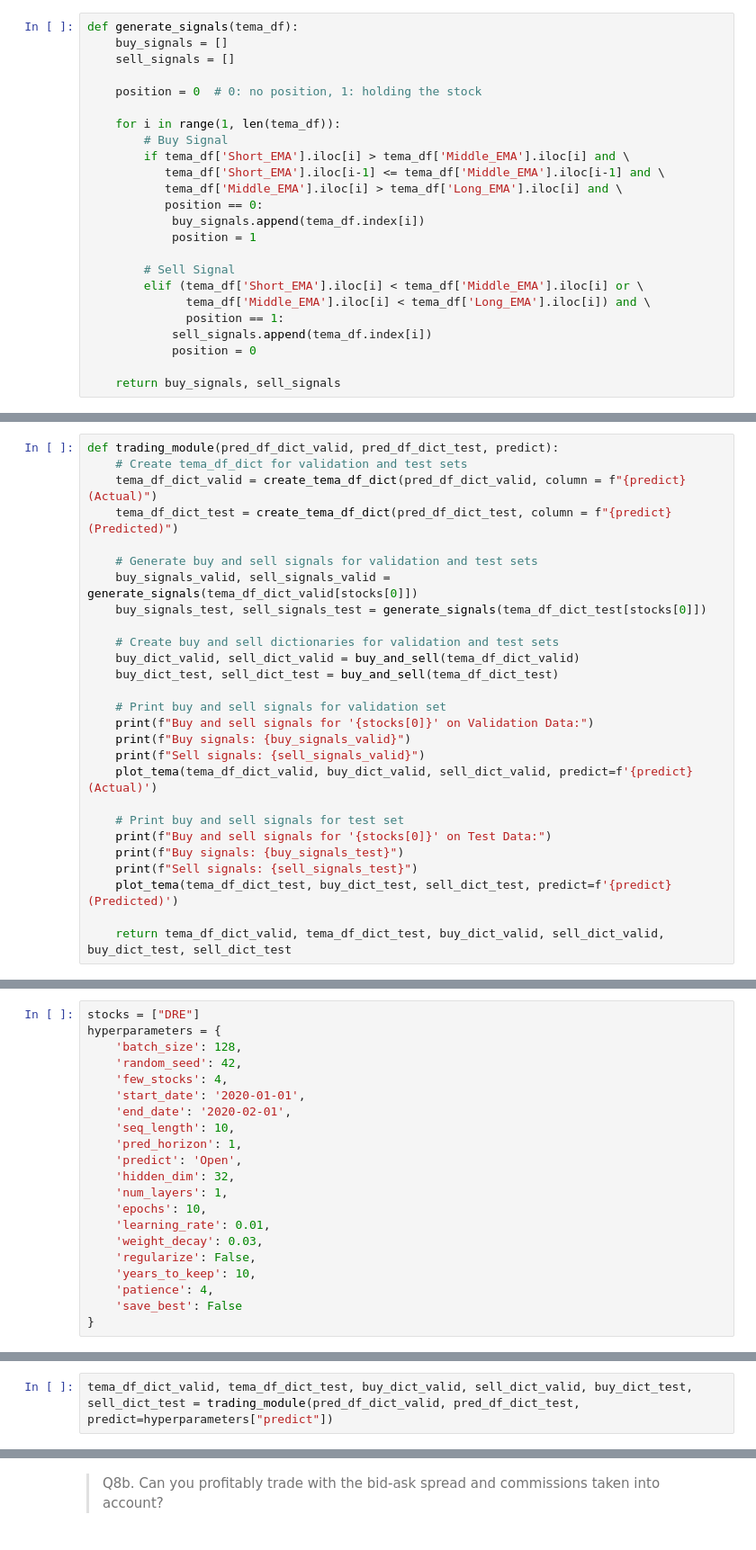
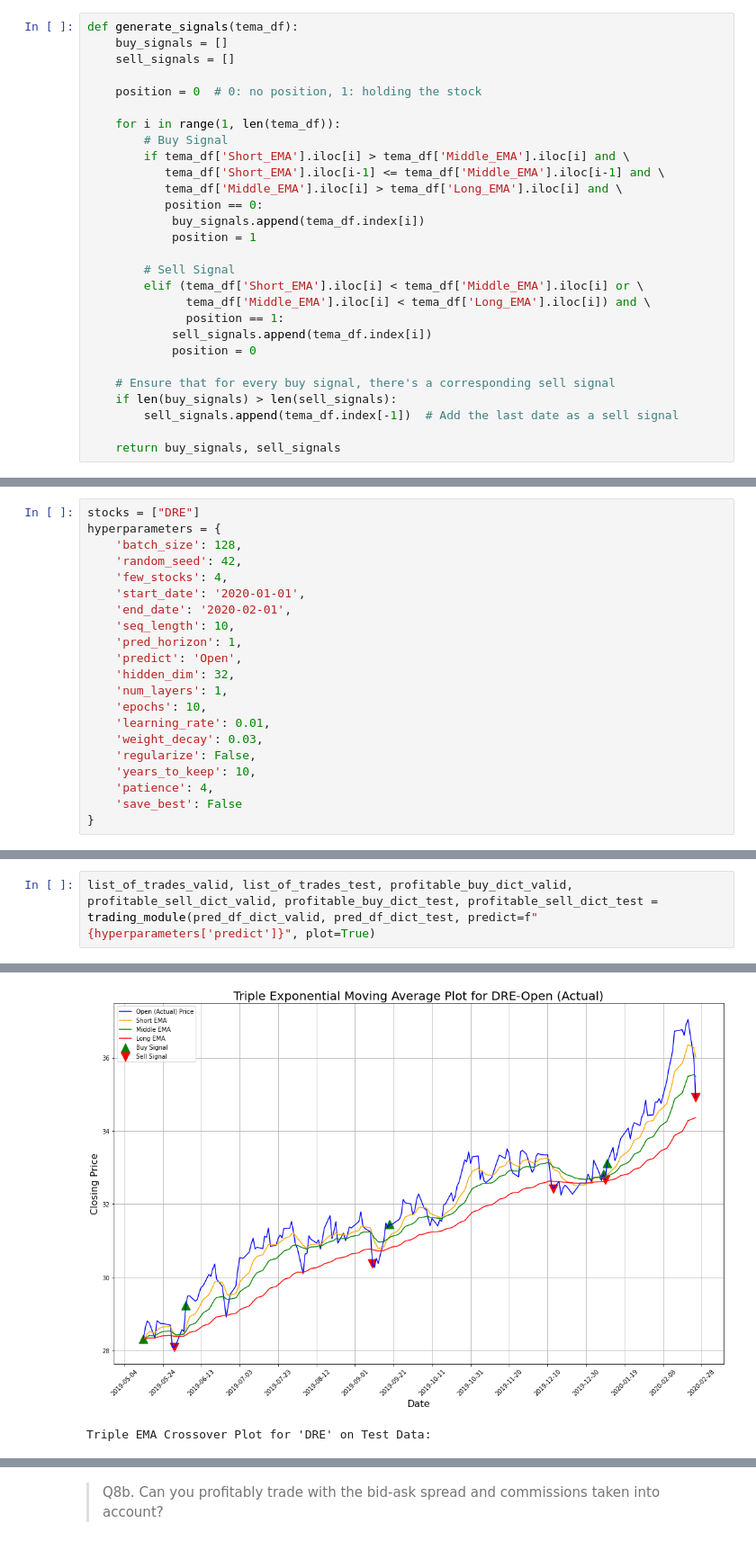
Before and after one commit to munish30monga/lstm_based_stock_trading_system, a Jupyter notebook: 22m2153.ipynb, the cells around one changed output, grey strips where cells are left out. Shown at 90% size. Saved outputs shown, nothing was run; the diff lists cells and outputs as text.

```diff
--- a/22m2153.ipynb
+++ b/22m2153.ipynb
@@ -2016,6 +2010,10 @@ def generate_signals(tema_df):
             sell_signals.append(tema_df.index[i])
             position = 0
 
+    # Ensure that for every buy signal, there's a corresponding sell signal
+    if len(buy_signals) > len(sell_signals):
+        sell_signals.append(tema_df.index[-1])  # Add the last date as a sell signal
+
     return buy_signals, sell_signals
 # %%
 print(f"Buy and sell signals for '{stocks[0]}' on Validation Data:")
@@ -2114,27 +2109,0 @@ Let us combine above buy and sell signals and make a trading module function.
-# %%
-def trading_module(pred_df_dict_valid, pred_df_dict_test, predict):
-    # Create tema_df_dict for validation and test sets
-    tema_df_dict_valid = create_tema_df_dict(pred_df_dict_valid, column = f"{predict} (Actual)")
-    tema_df_dict_test = create_tema_df_dict(pred_df_dict_test, column = f"{predict} (Predicted)")
-
-    # Generate buy and sell signals for validation and test sets
-    buy_signals_valid, sell_signals_valid = generate_signals(tema_df_dict_valid[stocks[0]])
-    buy_signals_test, sell_signals_test = generate_signals(tema_df_dict_test[stocks[0]])
-
-    # Create buy and sell dictionaries for validation and test sets
-    buy_dict_valid, sell_dict_valid = buy_and_sell(tema_df_dict_valid)
-    buy_dict_test, sell_dict_test = buy_and_sell(tema_df_dict_test)
-
-    # Print buy and sell signals for validation set
-    print(f"Buy and sell signals for '{stocks[0]}' on Validation Data:")
-    print(f"Buy signals: {buy_signals_valid}")
-    print(f"Sell signals: {sell_signals_valid}")
-    plot_tema(tema_df_dict_valid, buy_dict_valid, sell_dict_valid, predict=f'{predict} (Actual)')
-
-    # Print buy and sell signals for test set
-    print(f"Buy and sell signals for '{stocks[0]}' on Test Data:")
-    print(f"Buy signals: {buy_signals_test}")
-    print(f"Sell signals: {sell_signals_test}")
-    plot_tema(tema_df_dict_test, buy_dict_test, sell_dict_test, predict=f'{predict} (Predicted)')
-
-    return tema_df_dict_valid, tema_df_dict_test, buy_dict_valid, sell_dict_valid, buy_dict_test, sell_dict_test
@@ -2219,2 +2191,0 @@ Predictions on the validation set for DRE:
-# %%
-tema_df_dict_valid, tema_df_dict_test, buy_dict_valid, sell_dict_valid, buy_dict_test, sell_dict_test = trading_module(pred_df_dict_valid, pred_df_dict_test, predict=hyperparameters["predict"])
@@ -2229,0 +2288,3 @@ Sell signals: [135, 171, 189, 218, 253, 378, 392, 473]
+# %%
+list_of_trades_valid, list_of_trades_test, profitable_buy_dict_valid, profitable_sell_dict_valid, profitable_buy_dict_test, profitable_sell_dict_test = trading_module(pred_df_dict_valid, pred_df_dict_test, predict=f"{hyperparameters['predict']}", plot=True)
+# %% [output]
@@ -2229,0 +2304,2 @@ Sell signals: [135, 171, 189, 218, 253, 378, 392, 473]
+[figure, added]
+Triple EMA Crossover Plot for 'DRE' on Test Data:
```
Also changed, not shown: parts of 16 cells of this notebook.
